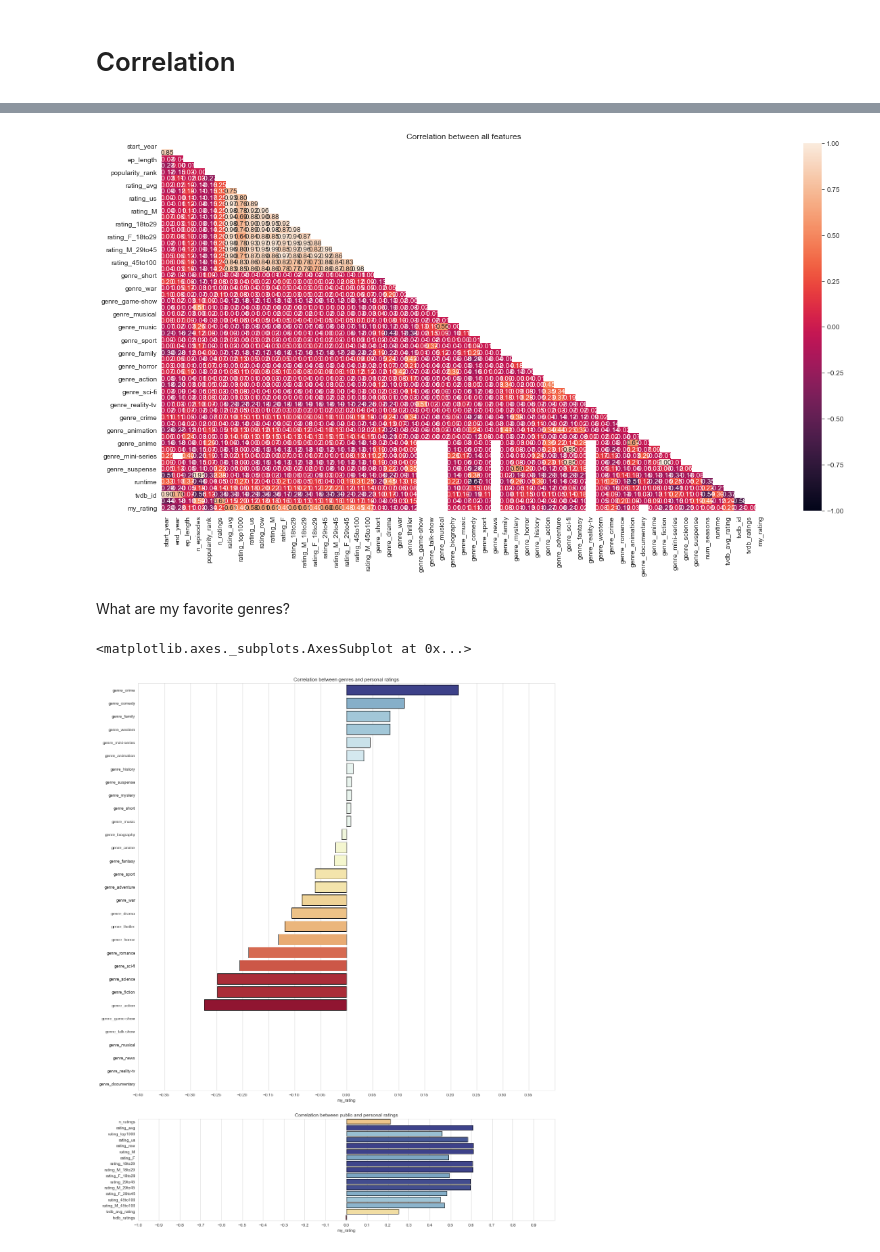
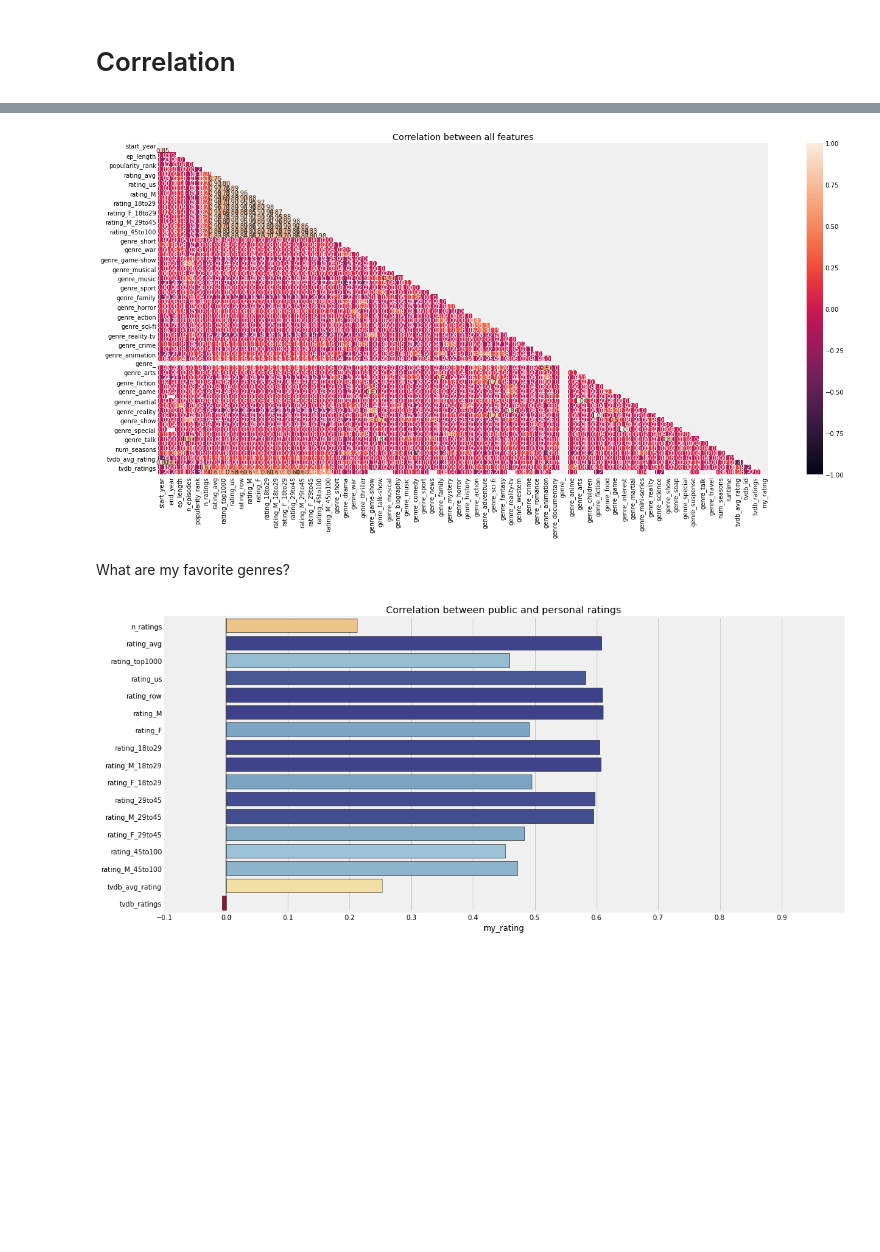
Before and after one commit to arlessweschler/tvtime-dataviz, a Jupyter notebook: seen_series_analysis.ipynb, the cells around one changed output, grey strips where cells are left out. Saved outputs shown, nothing was run; the diff lists cells and outputs as text; code cells hidden in the pictures; blank space fills up the shorter version.

```diff
--- a/seen_series_analysis.ipynb
+++ b/seen_series_analysis.ipynb
@@ -2,10 +2,8 @@
 import pandas as pd
 import numpy as np
 import seaborn as sns
-sns.set_style("whitegrid")
 import matplotlib as mpl, matplotlib.pyplot as plt
-# plt.style.use('classic')
-
+plt.style.use("fivethirtyeight")
 %matplotlib inline
 
 from sklearn import preprocessing
@@ -16,11 +10,11 @@ First, let's load the datasets:
 # %%
-seen_tv_series_df = pd.read_csv("data/output/seen_tv_series.csv", index_col="imdb_id")
+tvdb_series_df = pd.read_csv("data/output/tvdb_series.csv", index_col="imdb_id")
 my_ratings_df = pd.read_csv("data/input/my_ratings.csv", index_col="imdb_id")
 imdb_series_df = pd.read_csv("data/output/imdb_series.csv", index_col="id")
 # %%
-cols_to_use = seen_tv_series_df.columns.difference(imdb_series_df.columns)
-df1 = pd.merge(imdb_series_df, seen_tv_series_df[cols_to_use], how="outer", left_index=True, right_index=True)
+cols_to_use = tvdb_series_df.columns.difference(imdb_series_df.columns)
+df1 = pd.merge(imdb_series_df, tvdb_series_df[cols_to_use], how="outer", left_index=True, right_index=True)
 
 cols_to_use = my_ratings_df.columns.difference(df1.columns)
 tv_df = pd.merge(df1, my_ratings_df[cols_to_use], how="outer", left_index=True, right_index=True)
-tv_df.info()
+# tv_df.info()
@@ -49,36 +45,23 @@ Let's have a quick look at how the data is composed.
 # %%
-corr_matrix = tv_df.corr()
-
 fig, ax = plt.subplots(figsize=(20, 10))
 ax = sns.heatmap(corr_matrix, annot=True, fmt=".2f", mask=np.triu(corr_matrix), vmin=-1, vmax=1)
 ax.set_title("Correlation between all features");
 # %% [output]
-[figure, old version]
+[figure, new version]
 # %% [markdown]
 What are my favorite genres?
 # %%
-my_rating_corr = corr_matrix["my_rating"]
-genres_mask = corr_matrix.filter(like="genre").columns
-rating_mask = corr_matrix.filter(like="rating").columns.drop(["my_rating"])
-
-fig, (ax1, ax2) = plt.subplots(2, 1, figsize=(16,20), gridspec_kw={"height_ratios": [4, 1]})
-fig.tight_layout(pad=5.0)
-ax1.set_title("Correlation between genres and personal ratings")
-ax1.set_xlim(-0.4,0.4)
-ax1.xaxis.set_ticks(np.arange(-0.4, 0.4, 0.05))
-ax2.set_title("Correlation between public and personal ratings")
-ax2.set_xlim(-1.0,1.0)
-ax2.xaxis.set_ticks(np.arange(-1.0, 1.0, 0.10))
-
-sorted_corr_genres = my_rating_corr[genres_mask].sort_values(ascending=False)
-norm_sorted_corr_genres = preprocessing.MinMaxScaler().fit_transform(sorted_corr_genres.values.reshape(-1,1)).flatten()
-sns.barplot(y=sorted_corr_genres.index, x=sorted_corr_genres, ax=ax1, palette=mpl.cm.RdYlBu(norm_sorted_corr_genres), edgecolor="#000000")
+fig, ax = plt.subplots(figsize=(16,8))
+ax.set_title("Correlation between public and personal ratings")
+ax.set_xlim(-0.1,1.0)
+ax.xaxis.set_ticks(np.arange(-0.1, 1.0, 0.10))
 
 # sorted_corr_rating = my_rating_corr[rating_mask].sort_values(ascending=False)
 sorted_corr_rating = my_rating_corr[rating_mask]
 norm_sorted_corr_rating = preprocessing.MinMaxScaler().fit_transform(sorted_corr_rating.values.reshape(-1,1)).flatten()
-sns.barplot(y=sorted_corr_rating.index, x=sorted_corr_rating, ax=ax2, palette=mpl.cm.RdYlBu(norm_sorted_corr_rating), edgecolor="#000000")
+
+plt.axvline(color='#414141', linewidth=1.5, alpha=.5)
+sns.barplot(y=sorted_corr_rating.index, x=sorted_corr_rating, ax=ax, palette=mpl.cm.RdYlBu(norm_sorted_corr_rating), edgecolor="black");
 # %% [output]
-<matplotlib.axes._subplots.AxesSubplot at 0x...>
-[figure, old version]
+[figure, new version]
 # %%
```
Also changed, not shown: parts of 8 cells of this notebook, 8 other files.
